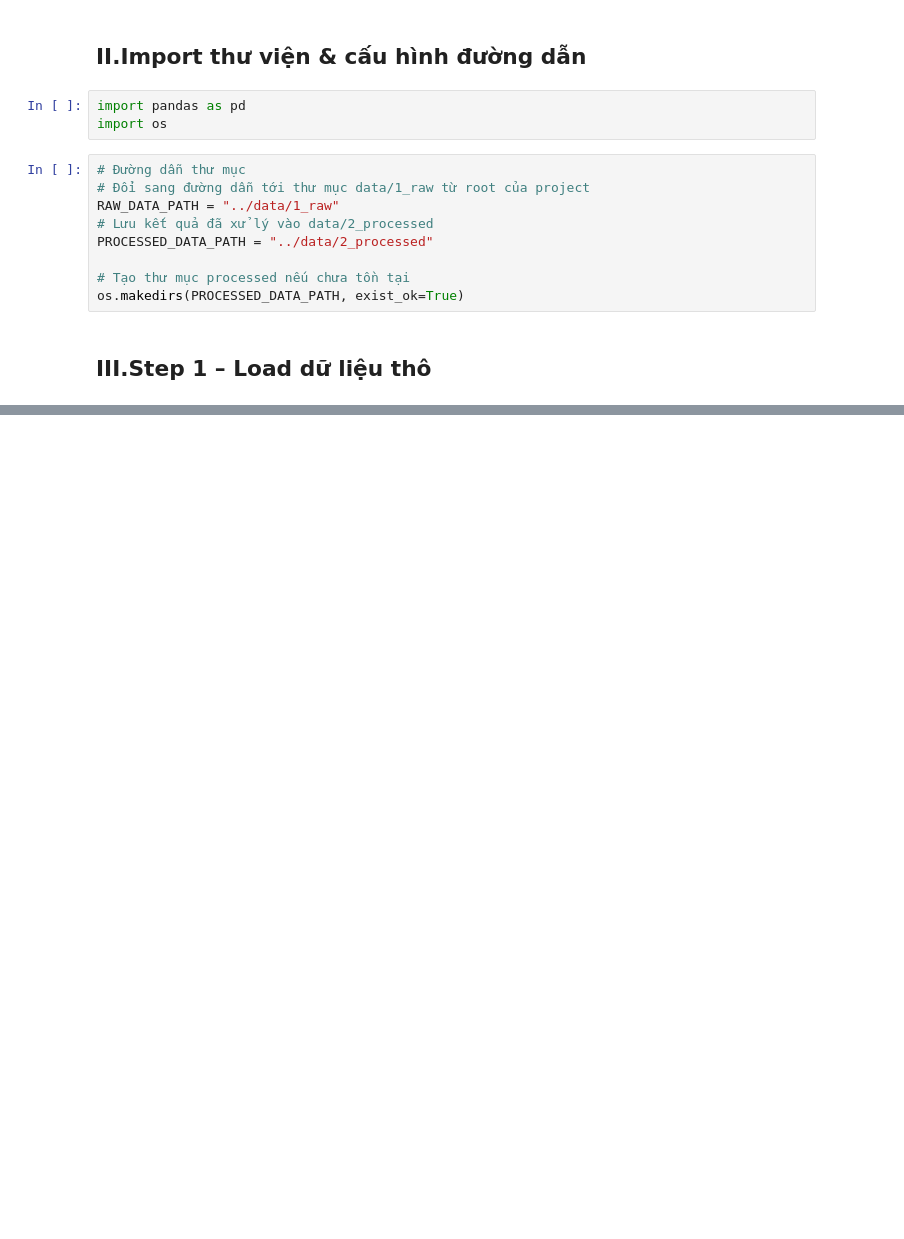
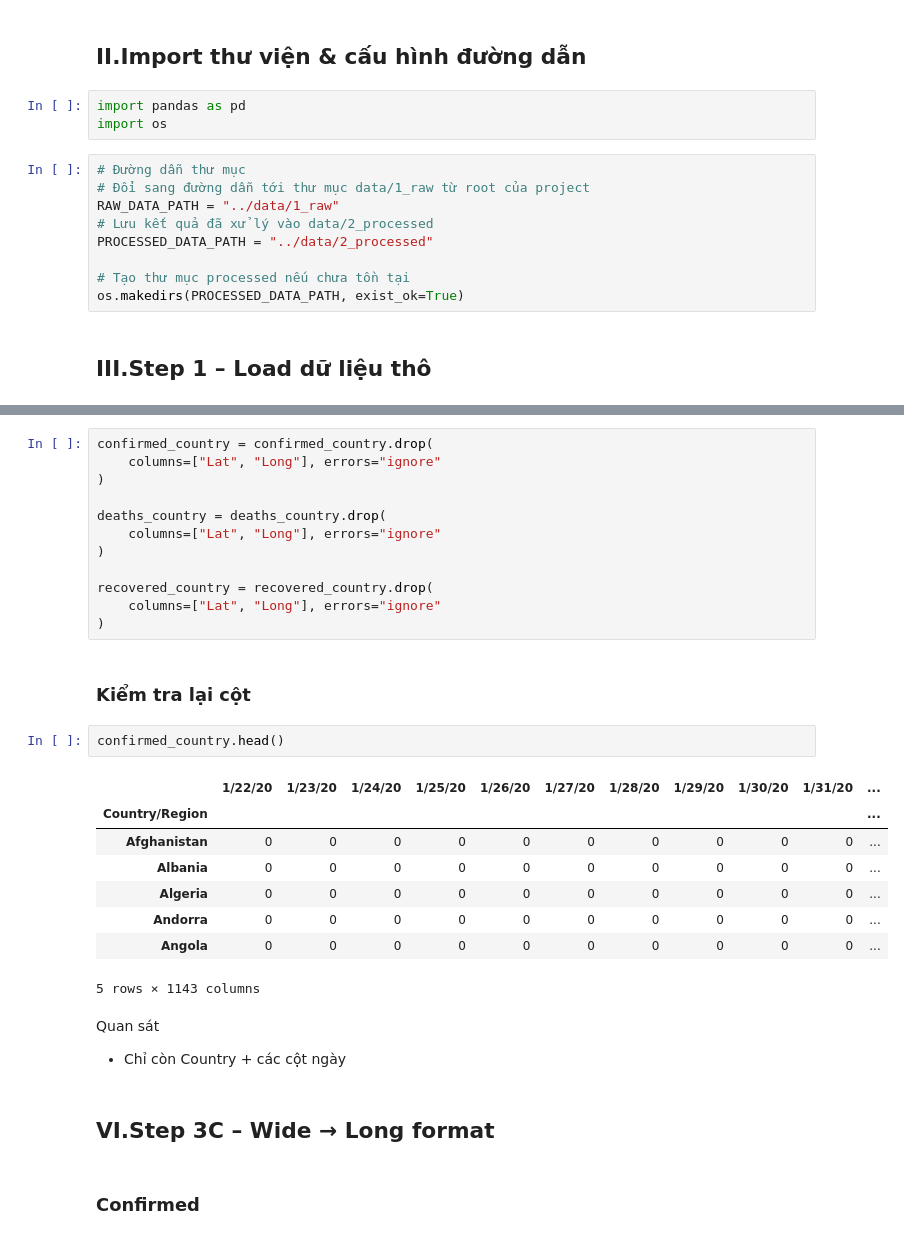
Before and after one commit to tcuong2003/Covid19-Data-Analysis, a Jupyter notebook: notebooks/02_preprocessing.ipynb, the cells around one changed output, grey strips where cells are left out. Drawn from its saved outputs; the diff is of its cells as text; blank space fills up the shorter version.

```diff
--- a/notebooks/02_preprocessing.ipynb
+++ b/notebooks/02_preprocessing.ipynb
@@ -46,0 +154,33 @@ FileNotFoundError: [Errno 2] No such file or directory: '../1_raw\\time_series_c
+# %%
+confirmed_country = confirmed_country.drop(
+    columns=["Lat", "Long"], errors="ignore"
+)
+
+deaths_country = deaths_country.drop(
+    columns=["Lat", "Long"], errors="ignore"
+)
+
+recovered_country = recovered_country.drop(
+    columns=["Lat", "Long"], errors="ignore"
+)
+# %% [markdown]
+### Kiểm tra lại cột
+# %%
+confirmed_country.head()
+# %% [output]
+|  | 1/22/20 | 1/23/20 | 1/24/20 | 1/25/20 | 1/26/20 | 1/27/20 | 1/28/20 | 1/29/20 | 1/30/20 | 1/31/20 | ... |
+| Country/Region |  |  |  |  |  |  |  |  |  |  | ... |
+| Afghanistan | 0 | 0 | 0 | 0 | 0 | 0 | 0 | 0 | 0 | 0 | ... |
+| Albania | 0 | 0 | 0 | 0 | 0 | 0 | 0 | 0 | 0 | 0 | ... |
+| Algeria | 0 | 0 | 0 | 0 | 0 | 0 | 0 | 0 | 0 | 0 | ... |
+| Andorra | 0 | 0 | 0 | 0 | 0 | 0 | 0 | 0 | 0 | 0 | ... |
+| Angola | 0 | 0 | 0 | 0 | 0 | 0 | 0 | 0 | 0 | 0 | ... |
+5 rows × 1143 columns
+# %% [markdown]
+Quan sát
+
+- Chỉ còn Country + các cột ngày
+# %% [markdown]
+## VI.Step 3C – Wide → Long format
+# %% [markdown]
+### Confirmed
```
Also changed, not shown: parts of 37 cells of this notebook, 4 other files.
